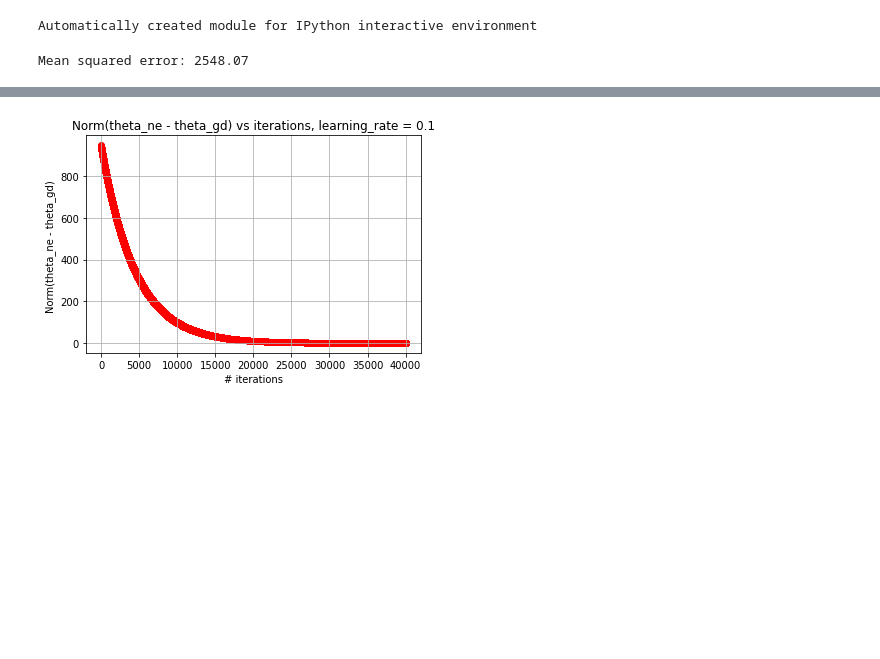
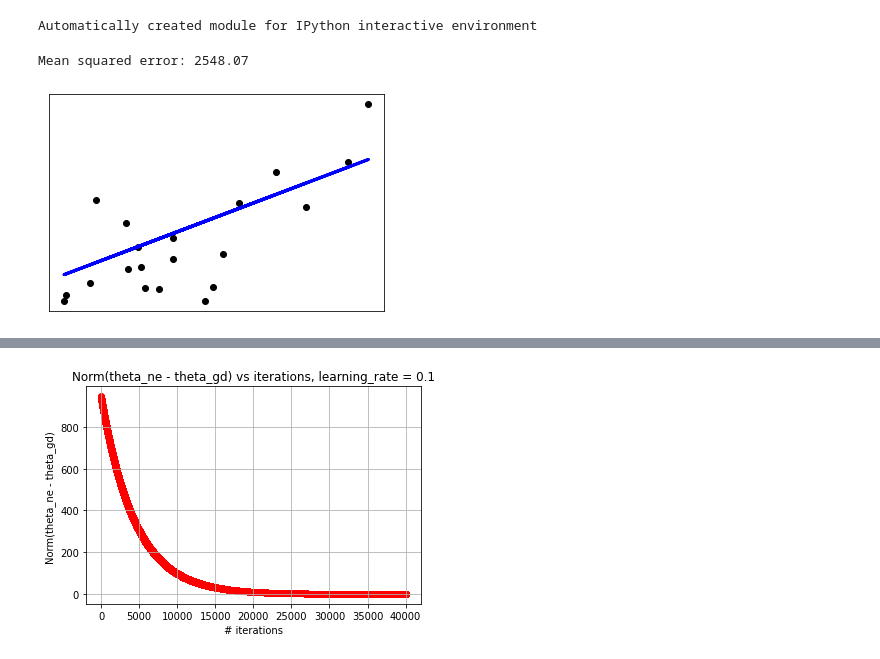
Before and after one commit to ThaoTon910/machine-learning-188, a Jupyter notebook: lab1/plot_ols.ipynb, the cells around one changed output, grey strips where cells are left out. Saved outputs shown, nothing was run; the diff lists cells and outputs as text; code cells hidden in the pictures; blank space fills up the shorter version.

```diff
--- a/lab1/plot_ols.ipynb
+++ b/lab1/plot_ols.ipynb
@@ -74,39 +74,40 @@ def myfitNormalEquations(diabetes_X_train, diabetes_y_train):
     one = np.ones((X.shape[0], 1))
     Xbar = np.concatenate((one, X), axis = 1)
 
     # Calculating weights of the fitting line
     A = np.dot(Xbar.T, Xbar)
     b = np.dot(Xbar.T, y)
     theta = np.dot(np.linalg.pinv(A), b)
     return theta
 
 theta_norm = myfitNormalEquations(diabetes_X_train, diabetes_y_train)
 theta_norm = theta_norm.reshape(len(theta_norm), 1)
 
 def mypredict(X_test, theta):
     X = X_test
     one = np.ones((X.shape[0], 1))
     Xbar = np.concatenate((one, X), axis = 1)
     return np.dot( Xbar, theta)
 
 diabetes_y_pred_norm = mypredict(diabetes_X_test, theta_norm)
 
 
 # The mean squared error
 print('Mean squared error: %.2f'
       % mean_squared_error(diabetes_y_test, diabetes_y_pred_norm))
 
 
-# # Plot outputs
-# plt.scatter(diabetes_X_test, diabetes_y_test,  color='black')
-# plt.plot(diabetes_X_test, diabetes_y_pred_norm, color='blue', linewidth=3)
+# Plot outputs
+plt.scatter(diabetes_X_test, diabetes_y_test,  color='black')
+plt.plot(diabetes_X_test, diabetes_y_pred_norm, color='blue', linewidth=3)
 
-# plt.xticks(())
-# plt.yticks(())
+plt.xticks(())
+plt.yticks(())
 
-# plt.show()
+plt.show()
 # %% [output]
 Mean squared error: 2548.07
+[figure, added]
 # %%
 # implement function 'myfit' using the Batched Gradient Descent Algorithm,
 # myfit accepts three argiments diabetes_X_train, diabetes_y_train,
```
Also changed, not shown: parts of 2 cells of this notebook.
